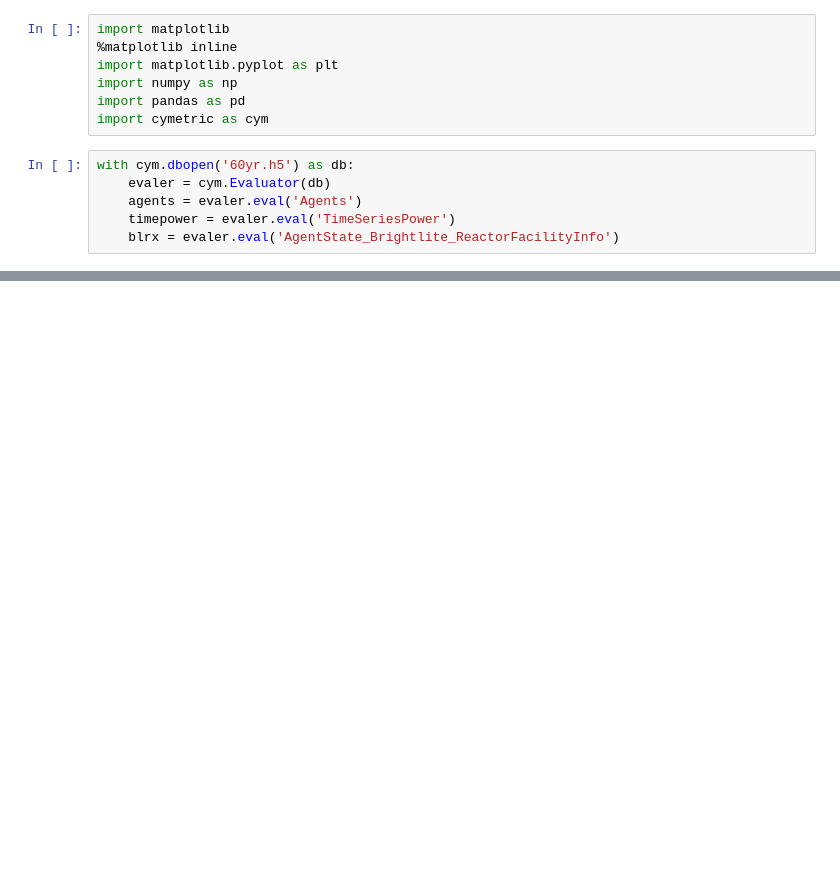
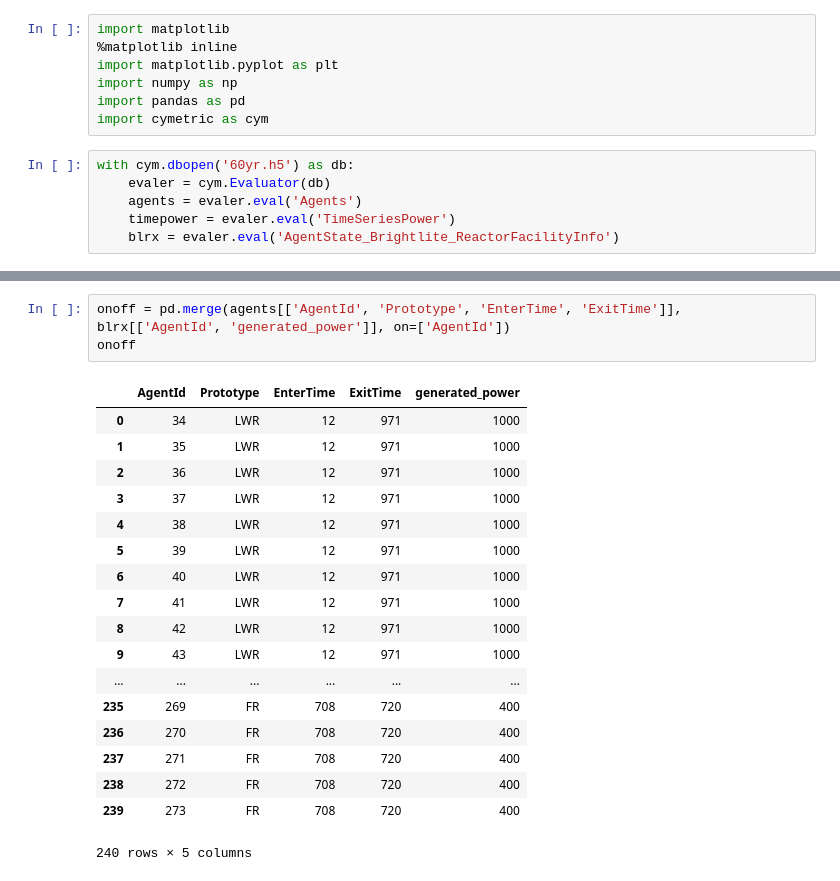
Before and after one commit to scopatz/fco-ta, a Jupyter notebook: genpower.ipynb, the cells around one changed output, grey strips where cells are left out. Drawn from its saved outputs; the diff is of its cells as text; blank space fills up the shorter version.

```diff
--- a/genpower.ipynb
+++ b/genpower.ipynb
@@ -74,0 +75,22 @@ plt.ylabel('Generated Power [MWe]')
+# %%
+onoff = pd.merge(agents[['AgentId', 'Prototype', 'EnterTime', 'ExitTime']], blrx[['AgentId', 'generated_power']], on=['AgentId'])
+onoff
+# %% [output]
+|  | AgentId | Prototype | EnterTime | ExitTime | generated_power |
+| 0 | 34 | LWR | 12 | 971 | 1000 |
+| 1 | 35 | LWR | 12 | 971 | 1000 |
+| 2 | 36 | LWR | 12 | 971 | 1000 |
+| 3 | 37 | LWR | 12 | 971 | 1000 |
+| 4 | 38 | LWR | 12 | 971 | 1000 |
+| 5 | 39 | LWR | 12 | 971 | 1000 |
+| 6 | 40 | LWR | 12 | 971 | 1000 |
+| 7 | 41 | LWR | 12 | 971 | 1000 |
+| 8 | 42 | LWR | 12 | 971 | 1000 |
+| 9 | 43 | LWR | 12 | 971 | 1000 |
+| ... | ... | ... | ... | ... | ... |
+| 235 | 269 | FR | 708 | 720 | 400 |
+| 236 | 270 | FR | 708 | 720 | 400 |
+| 237 | 271 | FR | 708 | 720 | 400 |
+| 238 | 272 | FR | 708 | 720 | 400 |
+| 239 | 273 | FR | 708 | 720 | 400 |
+240 rows × 5 columns
```
Also changed, not shown: parts of 7 cells of this notebook, 1 other file.
